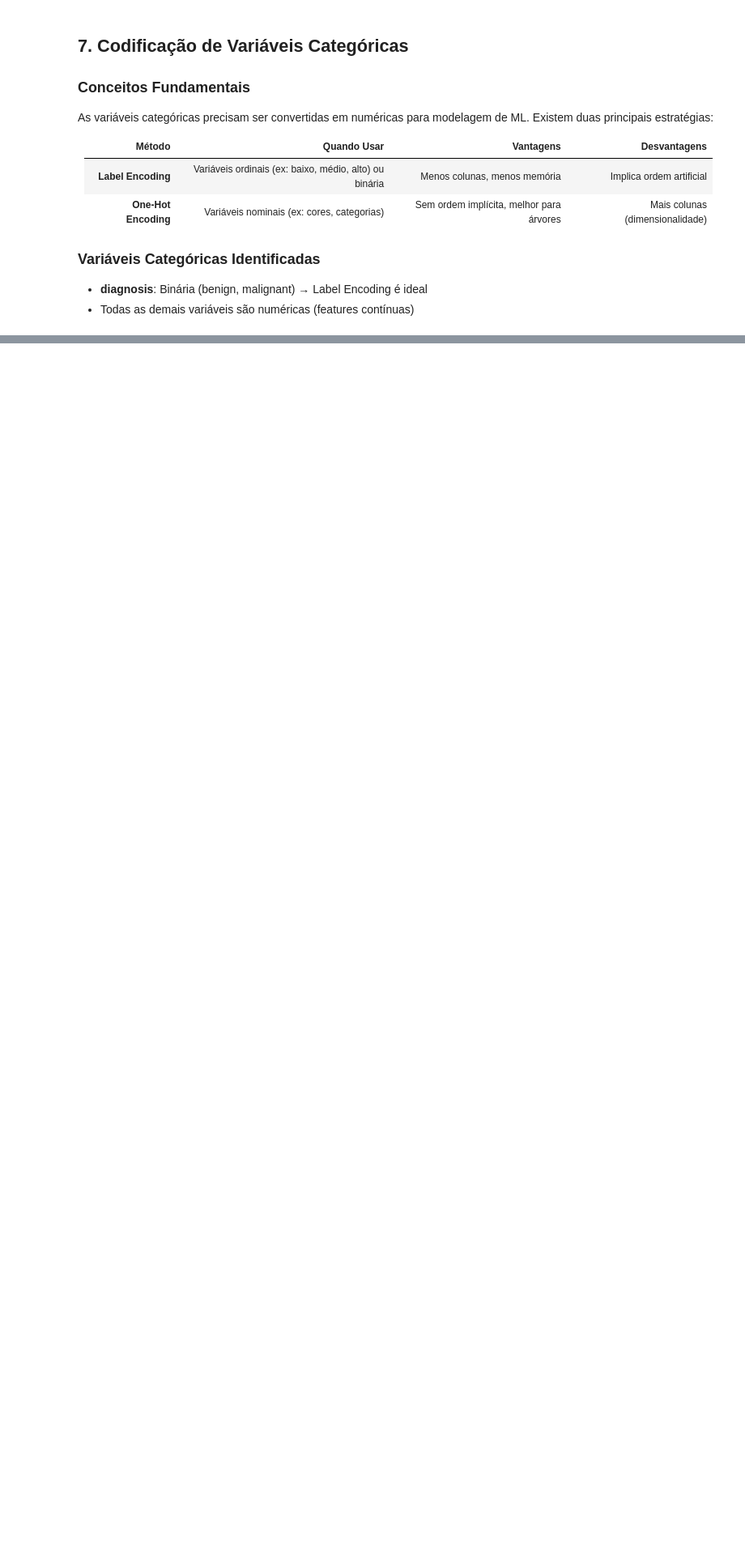
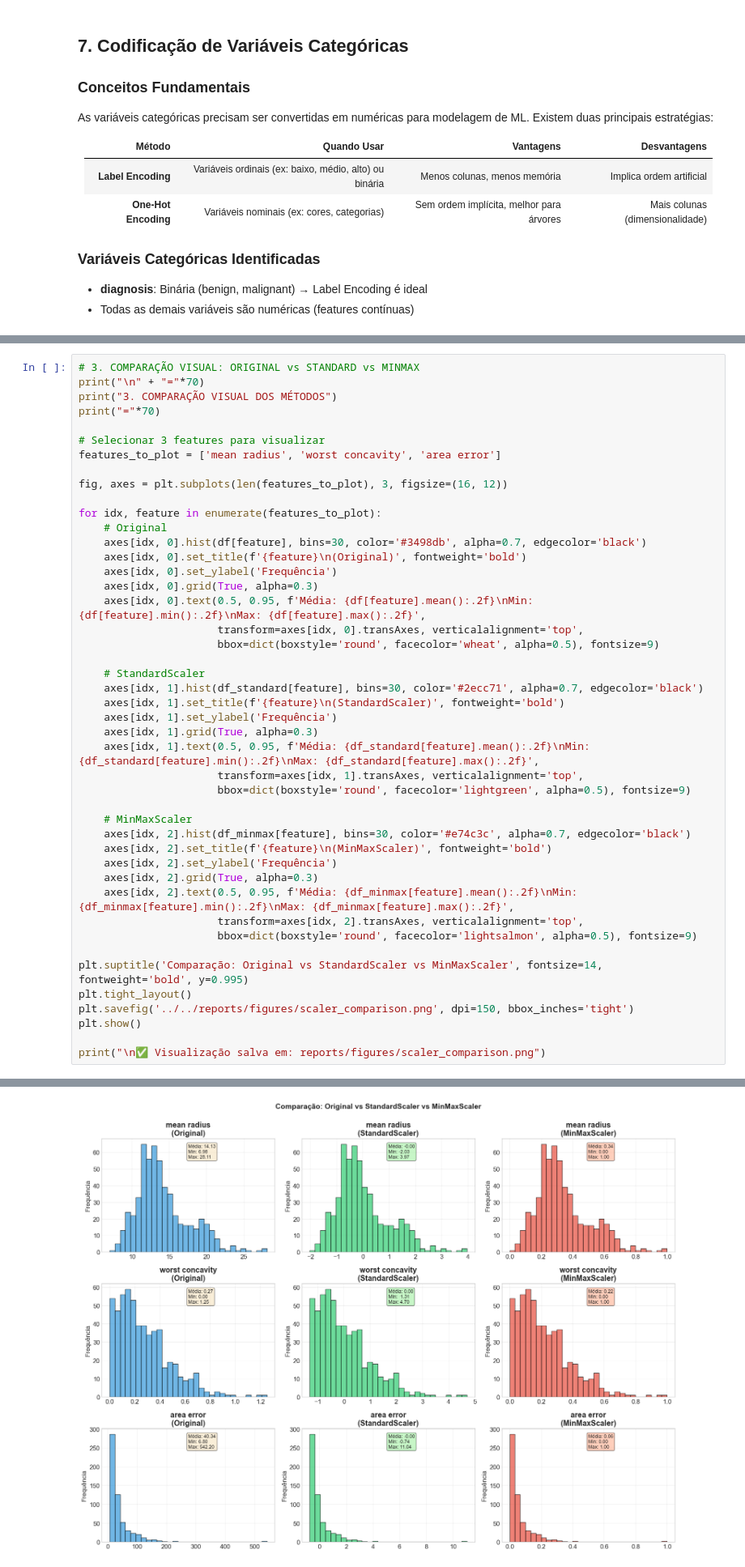
Before and after one commit to Vinny16044/tech-challenge-fase1, a Jupyter notebook: notebooks/breast-cancer-wisconsin/01_breast-cancer-wisconsin-data.ipynb, the cells around one changed output, grey strips where cells are left out. Shown at 81% size. Saved outputs shown, nothing was run; the diff lists cells and outputs as text; blank space fills up the shorter version.

```diff
--- a/notebooks/breast-cancer-wisconsin/01_breast-cancer-wisconsin-data.ipynb
+++ b/notebooks/breast-cancer-wisconsin/01_breast-cancer-wisconsin-data.ipynb
@@ -1287,0 +1823,46 @@ See https://pandas.pydata.org/docs/user_guide/migration-3-strings.html#string-mi
+# %%
+# 3. COMPARAÇÃO VISUAL: ORIGINAL vs STANDARD vs MINMAX
+print("\n" + "="*70)
+print("3. COMPARAÇÃO VISUAL DOS MÉTODOS")
+print("="*70)
+
+# Selecionar 3 features para visualizar
+features_to_plot = ['mean radius', 'worst concavity', 'area error']
+
+fig, axes = plt.subplots(len(features_to_plot), 3, figsize=(16, 12))
+
+for idx, feature in enumerate(features_to_plot):
+    # Original
+    axes[idx, 0].hist(df[feature], bins=30, color='#3498db', alpha=0.7, edgecolor='black')
+    axes[idx, 0].set_title(f'{feature}\n(Original)', fontweight='bold')
+    axes[idx, 0].set_ylabel('Frequência')
+    axes[idx, 0].grid(True, alpha=0.3)
+    axes[idx, 0].text(0.5, 0.95, f'Média: {df[feature].mean():.2f}\nMin: {df[feature].min():.2f}\nMax: {df[feature].max():.2f}',
+                      transform=axes[idx, 0].transAxes, verticalalignment='top',
+                      bbox=dict(boxstyle='round', facecolor='wheat', alpha=0.5), fontsize=9)
+
+    # StandardScaler
+    axes[idx, 1].hist(df_standard[feature], bins=30, color='#2ecc71', alpha=0.7, edgecolor='black')
+    axes[idx, 1].set_title(f'{feature}\n(StandardScaler)', fontweight='bold')
+    axes[idx, 1].set_ylabel('Frequência')
+    axes[idx, 1].grid(True, alpha=0.3)
+    axes[idx, 1].text(0.5, 0.95, f'Média: {df_standard[feature].mean():.2f}\nMin: {df_standard[feature].min():.2f}\nMax: {df_standard[feature].max():.2f}',
+                      transform=axes[idx, 1].transAxes, verticalalignment='top',
+                      bbox=dict(boxstyle='round', facecolor='lightgreen', alpha=0.5), fontsize=9)
+
+    # MinMaxScaler
+    axes[idx, 2].hist(df_minmax[feature], bins=30, color='#e74c3c', alpha=0.7, edgecolor='black')
+    axes[idx, 2].set_title(f'{feature}\n(MinMaxScaler)', fontweight='bold')
+    axes[idx, 2].set_ylabel('Frequência')
+    axes[idx, 2].grid(True, alpha=0.3)
+    axes[idx, 2].text(0.5, 0.95, f'Média: {df_minmax[feature].mean():.2f}\nMin: {df_minmax[feature].min():.2f}\nMax: {df_minmax[feature].max():.2f}',
+                      transform=axes[idx, 2].transAxes, verticalalignment='top',
+                      bbox=dict(boxstyle='round', facecolor='lightsalmon', alpha=0.5), fontsize=9)
+
+plt.suptitle('Comparação: Original vs StandardScaler vs MinMaxScaler', fontsize=14, fontweight='bold', y=0.995)
+plt.tight_layout()
+plt.savefig('../../reports/figures/scaler_comparison.png', dpi=150, bbox_inches='tight')
+plt.show()
+
+print("\n✅ Visualização salva em: reports/figures/scaler_comparison.png")
+# %% [output]
@@ -1287,0 +1872 @@ See https://pandas.pydata.org/docs/user_guide/migration-3-strings.html#string-mi
+[figure, added]
```
Also changed, not shown: parts of 16 cells of this notebook, 5 other files.
